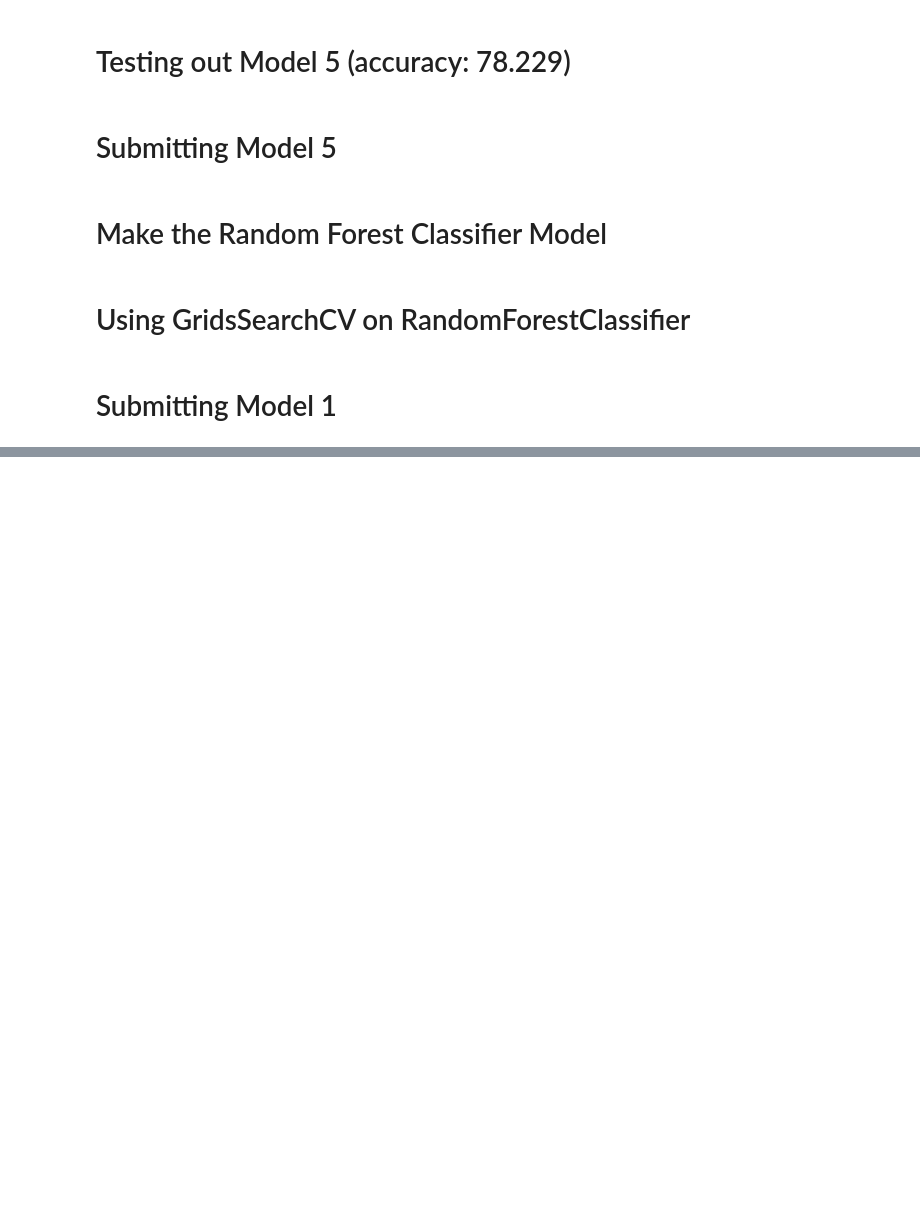
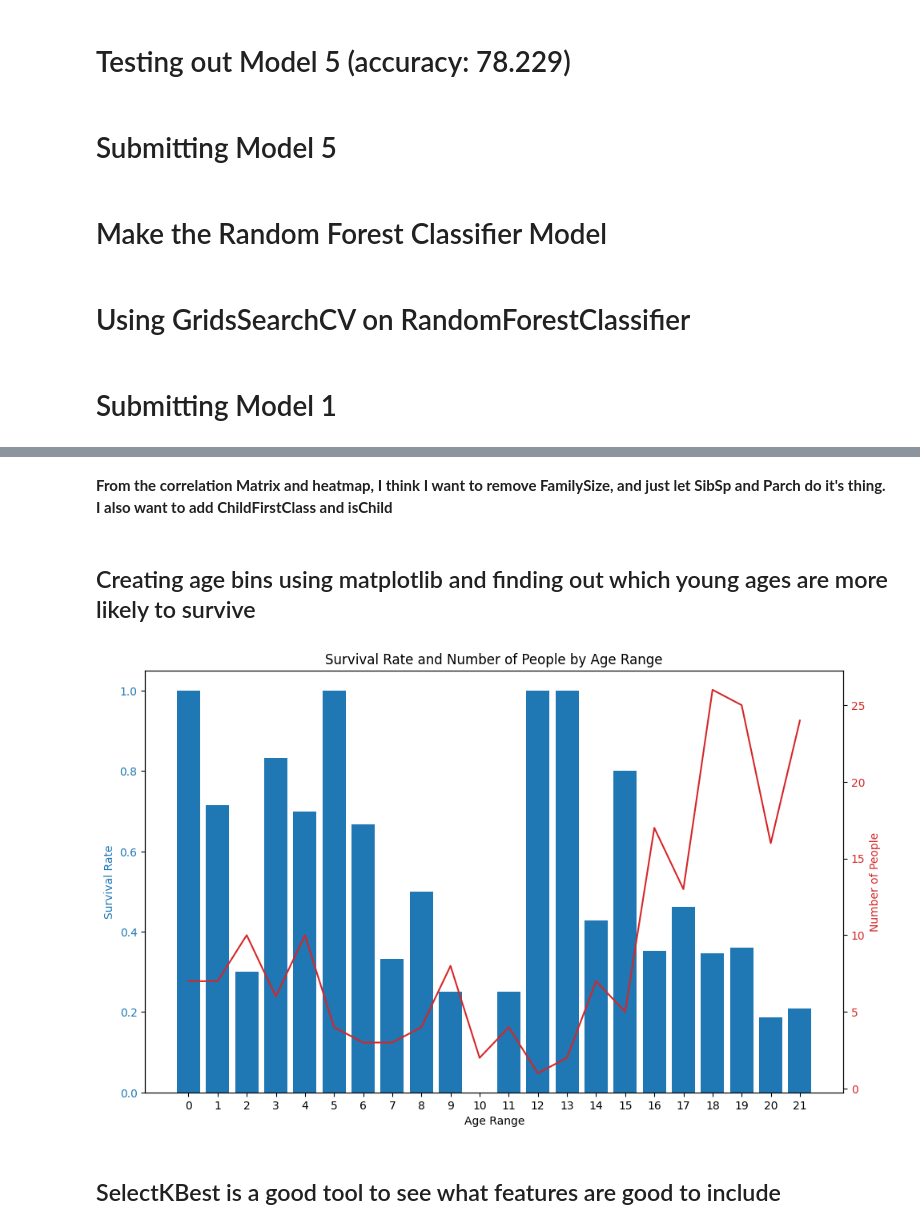
Before and after one commit to 23yem/Final-Titanic-Machine-Learning, a Jupyter notebook: titanic-random-forest-classifier.ipynb, the cells around one changed output, grey strips where cells are left out. Drawn from its saved outputs; the diff is of its cells as text; code cells hidden in the pictures; blank space fills up the shorter version.

```diff
--- a/titanic-random-forest-classifier.ipynb
+++ b/titanic-random-forest-classifier.ipynb
@@ -1057,0 +1087,4 @@ test_data = test_data.drop("PassengerId", axis = 1) # WE make sure to drop the P
+# %% [markdown]
+**From the correlation Matrix and heatmap, I think I want to remove FamilySize, and just let SibSp and Parch do it's thing. I also want to add ChildFirstClass and isChild**
+# %% [markdown]
+## Creating age bins using matplotlib and finding out which young ages are more likely to survive
@@ -1057,0 +1131,40 @@ test_data = test_data.drop("PassengerId", axis = 1) # WE make sure to drop the P
+# %%
+import pandas as pd
+import matplotlib.pyplot as plt
+
+df = pd.read_csv("train.csv")
+
+# Create age ranges of 1 year for ages 0-22
+bins = list(range(23))
+labels = [str(i) for i in range(22)]
+df['AgeRange'] = pd.cut(df['Age'], bins=bins, labels=labels, right=False)
+
+# Calculate mean survival rate for each age range
+age_survival = df.groupby('AgeRange')['Survived'].mean()
+
+# Calculate count of people in each age range
+age_counts = df['AgeRange'].value_counts().sort_index()
+
+# Plot
+fig, ax1 = plt.subplots(figsize=(10, 6))
+
+color = 'tab:blue'
+ax1.set_xlabel('Age Range')
+ax1.set_ylabel('Survival Rate', color=color)
+ax1.bar(age_survival.index, age_survival, color=color)
+ax1.tick_params(axis='y', labelcolor=color)
+
+ax2 = ax1.twinx()  # instantiate a second axes that shares the same x-axis
+
+color = 'tab:red'
+ax2.set_ylabel('Number of People', color=color)  # we already handled the x-label with ax1
+ax2.plot(age_counts.index, age_counts, color=color)
+ax2.tick_params(axis='y', labelcolor=color)
+
+fig.tight_layout()  # otherwise the right y-label is slightly clipped
+plt.title('Survival Rate and Number of People by Age Range')
+plt.show()
+# %% [output]
+[figure, added]
+# %% [markdown]
+## SelectKBest is a good tool to see what features are good to include
```
Also changed, not shown: parts of 31 cells of this notebook, 4 other files.
